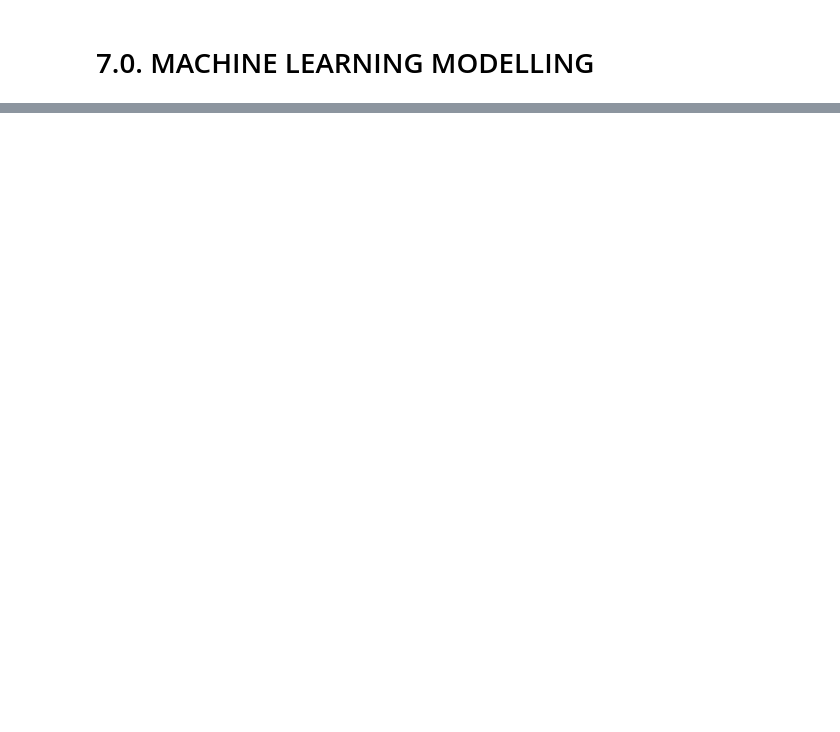
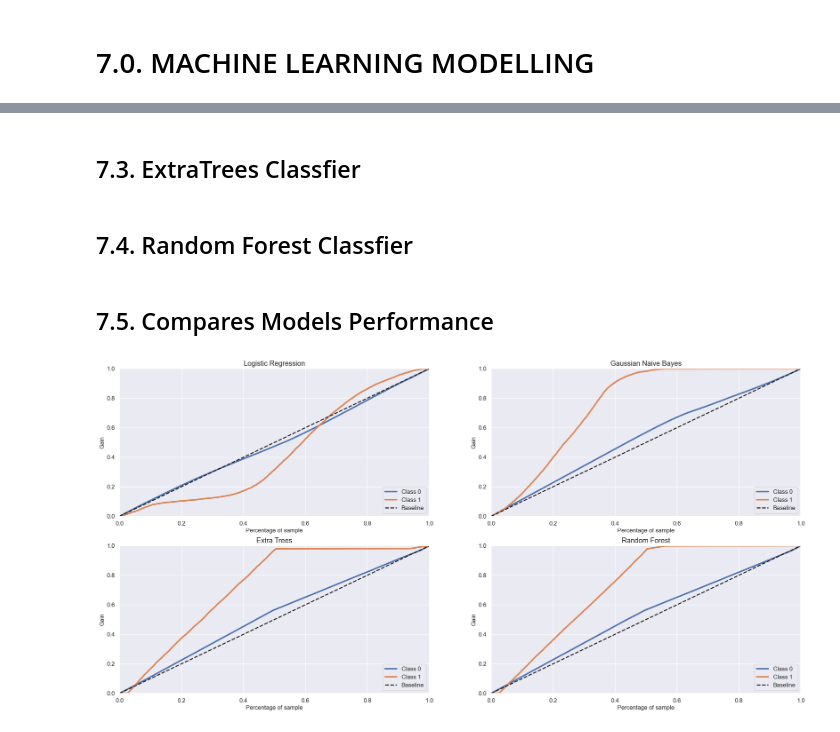
Before and after one commit to igormenesess/health_insurance_cross_sell, a Jupyter notebook: health_insurance_cross_sell.ipynb, the cells around one changed output, grey strips where cells are left out. Saved outputs shown, nothing was run; the diff lists cells and outputs as text; code cells hidden in the pictures; blank space fills up the shorter version.

Commit message:
init models performance comparison

```diff
--- a/health_insurance_cross_sell.ipynb
+++ b/health_insurance_cross_sell.ipynb
@@ -530,5 +538,7 @@ cols_selected_extratrees
 # %% [markdown]
 # 7.0. MACHINE LEARNING MODELLING
 # %%
-x_train = df5[cols_selected_extratrees]
+x_train = x_train[cols_selected_extratrees]
+x_train_n = x_train.drop('id', axis=1)
 x_val = x_val[cols_selected_extratrees]
+x_val_n = x_val.drop('id', axis=1)
@@ -534,0 +558,47 @@ x_val = x_val[cols_selected_extratrees]
+# %%
+# model definition
+gnb_model = GaussianNB()
+
+# model fit
+gnb_model.fit(x_train_n, y_train)
+
+# model predict
+yhat_gnb = gnb_model.predict_proba(x_val_n)
+# %% [markdown]
+## 7.3. ExtraTrees Classfier
+# %%
+# model definition
+et_model = en.ExtraTreesClassifier(n_estimators=1000)
+
+# model fit
+et_model.fit(x_train_n, y_train)
+
+# model predict
+yhat_et = et_model.predict_proba(x_val_n)
+# %% [markdown]
+## 7.4. Random Forest Classfier
+# %%
+# model definition
+rf_model = en.RandomForestClassifier(n_estimators=2000)
+
+# model fit
+rf_model.fit(x_train_n, y_train)
+
+# model predict
+yhat_rf = rf_model.predict_proba(x_val_n)
+# %% [markdown]
+## 7.5. Compares Models Performance
+# %%
+ax = plt.subplot(2,2,1)
+skplt.metrics.plot_cumulative_gain(y_val, yhat_lr, ax=ax, title='Logistic Regression')
+
+ax = plt.subplot(2,2,2)
+skplt.metrics.plot_cumulative_gain(y_val, yhat_gnb, ax=ax, title='Gaussian Naive Bayes')
+
+ax = plt.subplot(2,2,3)
+skplt.metrics.plot_cumulative_gain(y_val, yhat_et, ax=ax, title='Extra Trees')
+
+ax = plt.subplot(2,2,4)
+skplt.metrics.plot_cumulative_gain(y_val, yhat_rf, ax=ax, title='Random Forest');
+# %% [output]
+[figure, added]
```
Also changed, not shown: parts of 13 cells of this notebook.
